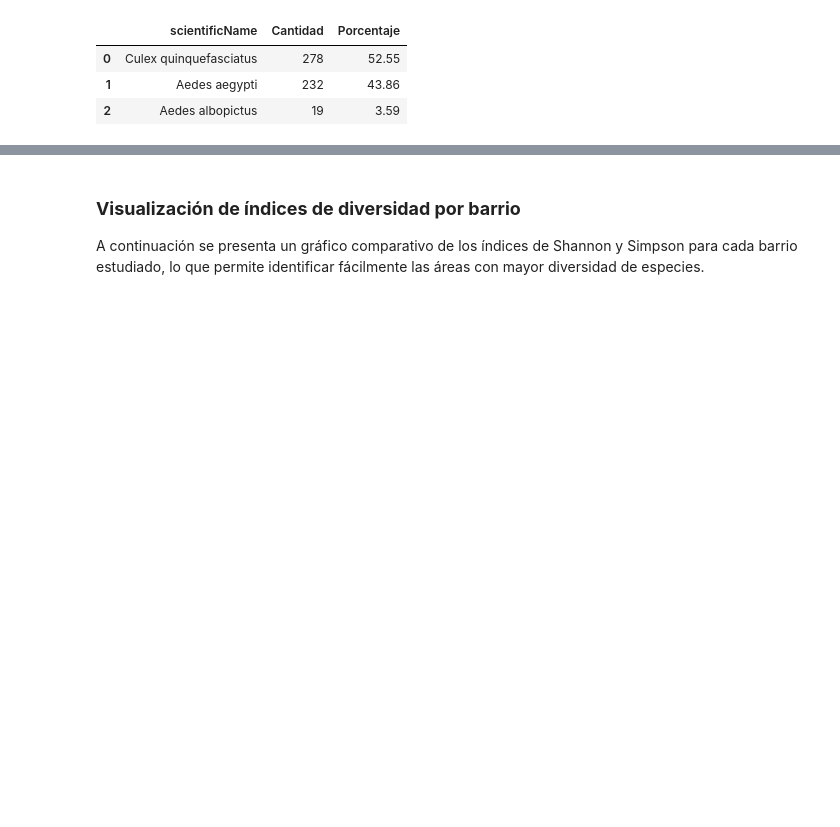
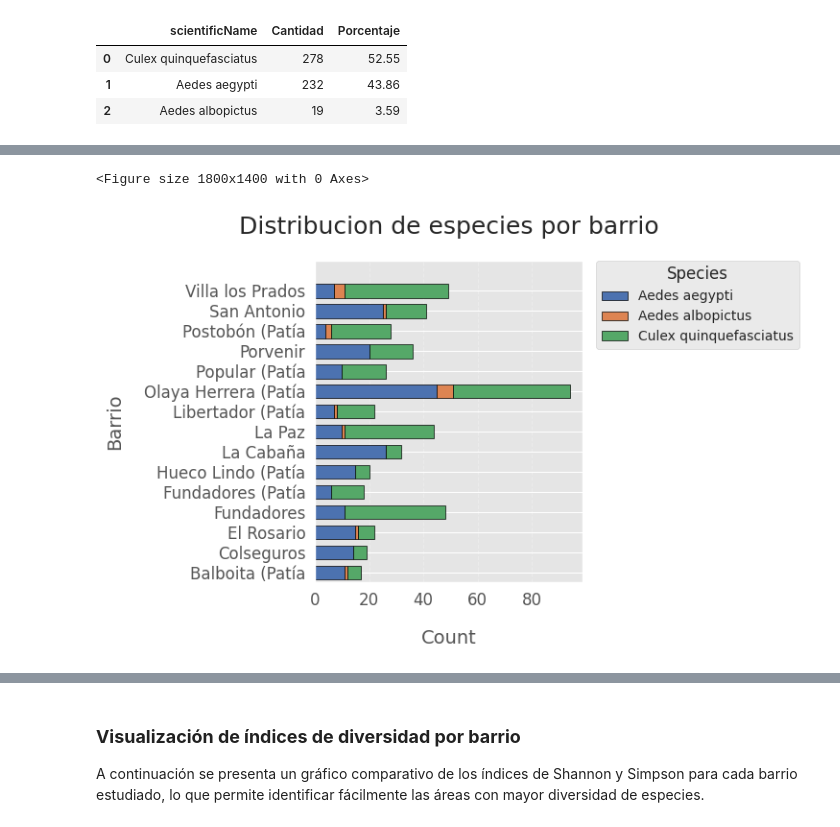
Before and after one commit to Zaprovic/bootcamp-data-analysis, a Jupyter notebook: src/dengue.ipynb, the cells around one changed output, grey strips where cells are left out. Saved outputs shown, nothing was run; the diff lists cells and outputs as text; code cells hidden in the pictures; blank space fills up the shorter version.

```diff
--- a/src/dengue.ipynb
+++ b/src/dengue.ipynb
@@ -299,0 +208,65 @@ AttributeError: 'Pandas' object has no attribute '_3'
+# %%
+import matplotlib.pyplot as plt
+import seaborn as sns
+
+# Extract Barrio from locality column
+location_diversity['Barrio'] = location_diversity['locality'].str.extract(r'(.+) \(', expand=False).str.strip()
+
+# Select only the species columns
+species_columns = [col for col in location_diversity.columns
+    if col not in ['locality', 'Total de individuos', 'Especies únicas', 'Barrio']]
+
+# Prepare data for stacked bar chart
+melted_data = location_diversity.melt(
+    id_vars=['Barrio'],
+    value_vars=species_columns,
+    var_name='Species',
+    value_name='Count'
+)
+
+# Get top 15 barrios by total count to reduce clutter
+top_barrios = location_diversity.groupby('Barrio')['Total de individuos'].sum().nlargest(15).index
+filtered_data = melted_data[melted_data['Barrio'].isin(top_barrios)]
+
+# Create a pivot table with Barrio as index and Species as columns
+pivot_data = filtered_data.pivot_table(index='Barrio', columns='Species', values='Count', fill_value=0)
+
+# Set up color palette
+colors = sns.color_palette("deep", len(species_columns))
+
+# Create the plot
+plt.figure(figsize=(18, 14))  # Increased height to allow for more spacing
+
+# Create the stacked horizontal bar chart - using barh instead of bar
+# Reduce width to create spacing between bars
+ax = pivot_data.plot(kind='barh', stacked=True, color=colors, width=0.7, edgecolor='black', linewidth=0.5)
+
+# Add more spacing between bars
+plt.subplots_adjust(hspace=0.5)
+
+# Enhance the plot
+plt.title('Distribucion de especies por barrio', fontsize=18, pad=20)
+plt.ylabel('Barrio', fontsize=14, labelpad=15)
+plt.xlabel('Count', fontsize=14, labelpad=15)
+plt.yticks(fontsize=12)
+plt.xticks(fontsize=12)
+
+# Add grid lines for better readability
+plt.grid(axis='x', linestyle='--', alpha=0.3)
+
+# Move the legend to the right side outside the plot
+plt.legend(title='Species', title_fontsize=12, fontsize=10,
+    bbox_to_anchor=(1.05, 1), loc='upper left', borderaxespad=0)
+
+# Increase spacing between bars using the y-axis properties
+ax.set_ylim(-0.5, len(pivot_data.index) - 0.5 + 1)  # Add extra space
+
+# Ensure the layout is not cut off
+plt.tight_layout()
+plt.subplots_adjust(right=0.8)
+
+# Show the plot
+plt.show()
+# %% [output]
+<Figure size 1800x1400 with 0 Axes>
+[figure, added]
```
Also changed, not shown: parts of 4 cells of this notebook.
